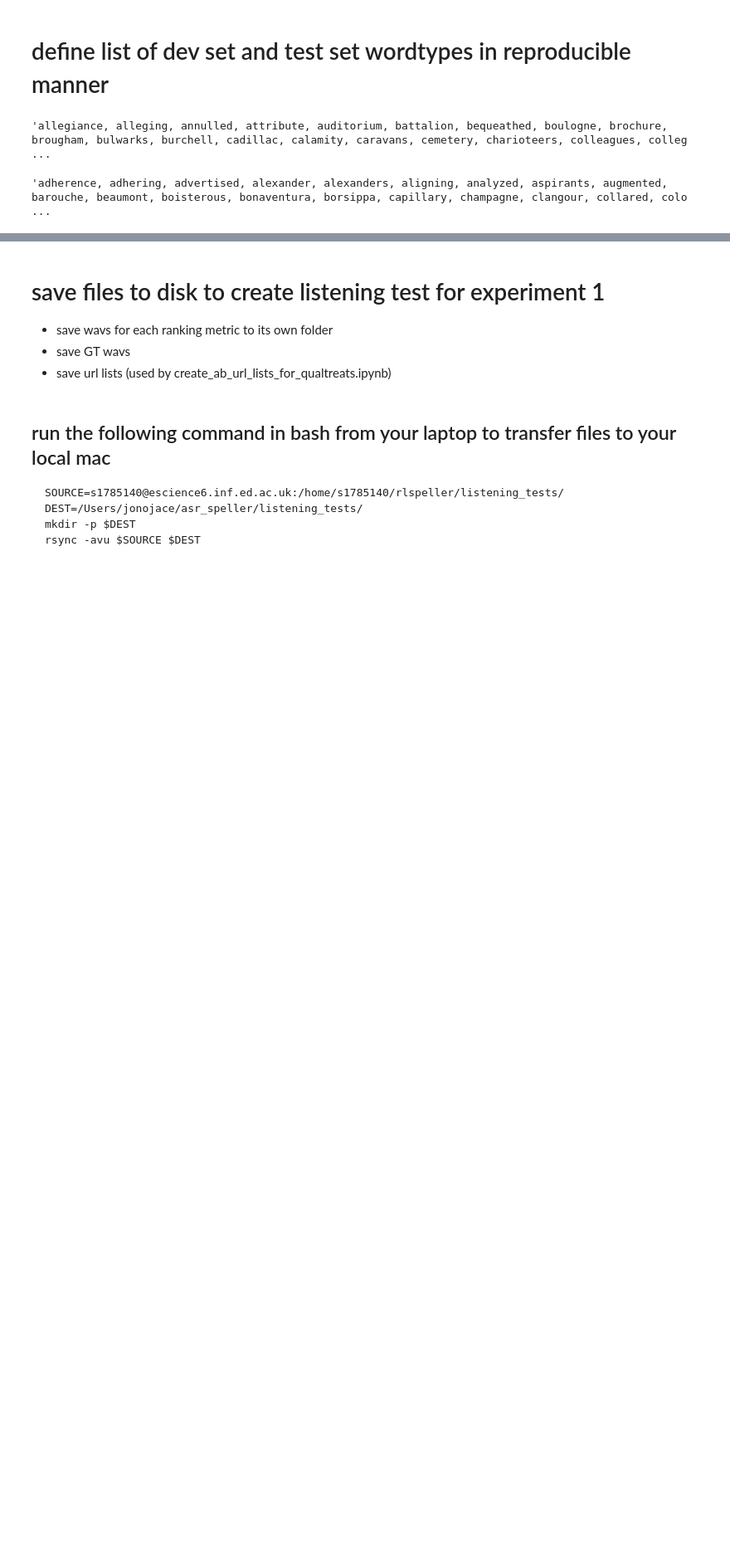
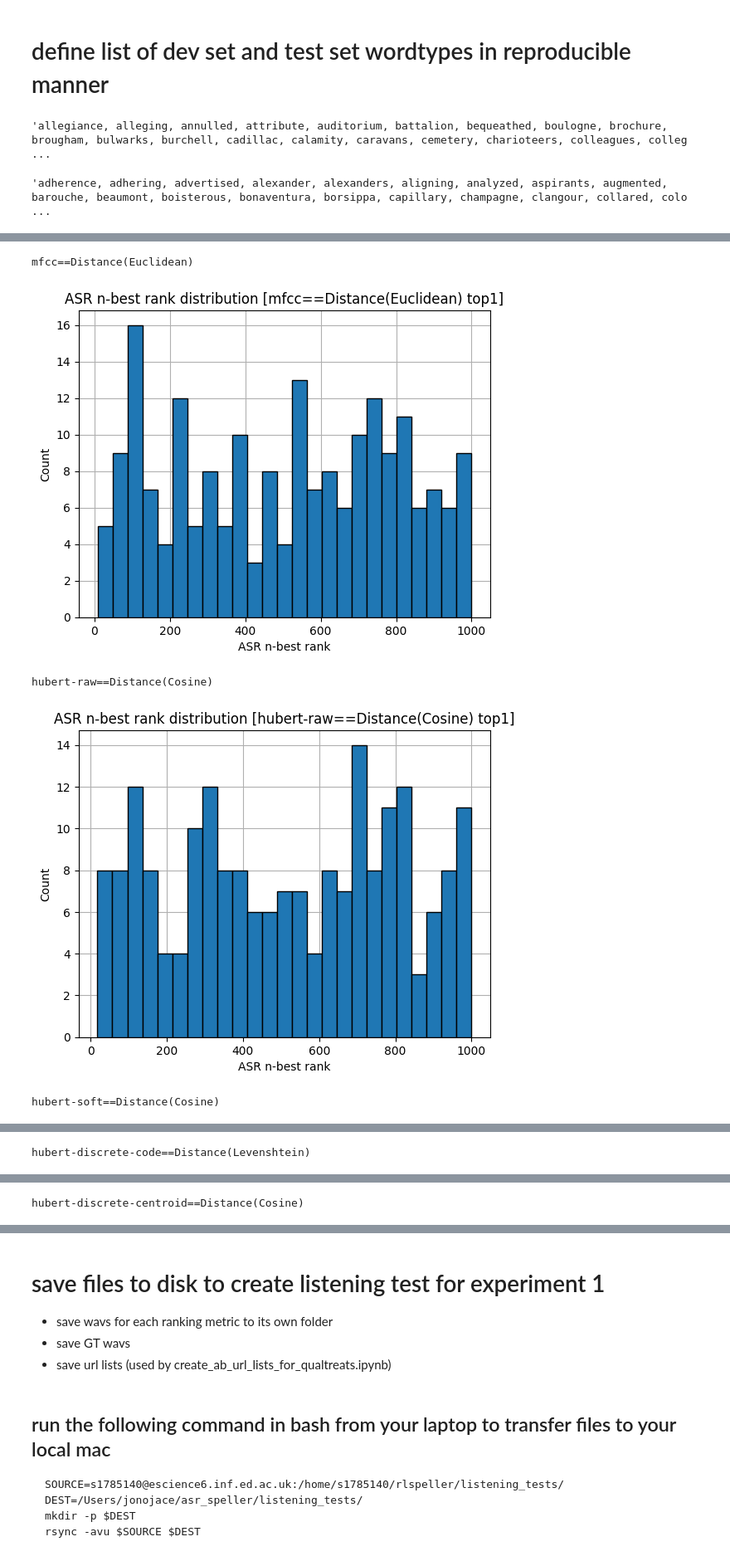
Before and after one commit to jonojace/rlspeller, a Jupyter notebook: analyse_and_display_distances_df.ipynb, the cells around one changed output, grey strips where cells are left out. Shown at 83% size. Drawn from its saved outputs; the diff is of its cells as text; code cells hidden in the pictures; blank space fills up the shorter version.

Commit message:
added analysis of asr nbest retrieval rank

```diff
--- a/analyse_and_display_distances_df.ipynb
+++ b/analyse_and_display_distances_df.ipynb
@@ -365,0 +380,29 @@ assert len(test_set_wordtypes) == test_n, f"{len(test_set_wordtypes)} != {test_n
+# %%
+# N_SPELLINGS_PER_TOKEN_ID = 1 # acousticrank1
+N_SPELLINGS_PER_TOKEN_ID = 5 # acousticrank5 (human in the loop)
+NUM_BINS = 25
+
+for distance_metric_col_name in [
+    'mfcc==Distance(Euclidean)',
+    'hubert-raw==Distance(Cosine)',
+    'hubert-soft==Distance(Cosine)',
+    'hubert-discrete-code==Distance(Levenshtein)',
+    'hubert-discrete-centroid==Distance(Cosine)',
+]:
+    print(distance_metric_col_name)
+    only_dev_test_df = df[df['wordtype'].isin(dev_set_wordtypes | test_set_wordtypes)]
+    n_best_df, _ = get_n_best_df(only_dev_test_df, distance_metric_col_name, n_spellings_per_token_id=N_SPELLINGS_PER_TOKEN_ID)
+
+    # plot histogram of asr_nbest_rank
+    n_best_df['asr_nbest_rank'].hist(edgecolor='black', bins=NUM_BINS)
+    plt.xlabel('ASR n-best rank')
+    plt.ylabel('Count')
+    plt.title(f'ASR n-best rank distribution [{distance_metric_col_name} top{N_SPELLINGS_PER_TOKEN_ID}]')
+    plt.gca().set_axisbelow(True)
+    plt.show()
+# %% [output]
+mfcc==Distance(Euclidean)
+[figure, added]
+hubert-raw==Distance(Cosine)
+[figure, added]
+hubert-soft==Distance(Cosine)
@@ -365,0 +410 @@ assert len(test_set_wordtypes) == test_n, f"{len(test_set_wordtypes)} != {test_n
+hubert-discrete-code==Distance(Levenshtein)
@@ -365,0 +412 @@ assert len(test_set_wordtypes) == test_n, f"{len(test_set_wordtypes)} != {test_n
+hubert-discrete-centroid==Distance(Cosine)
```
Also changed, not shown: parts of 9 cells of this notebook.
